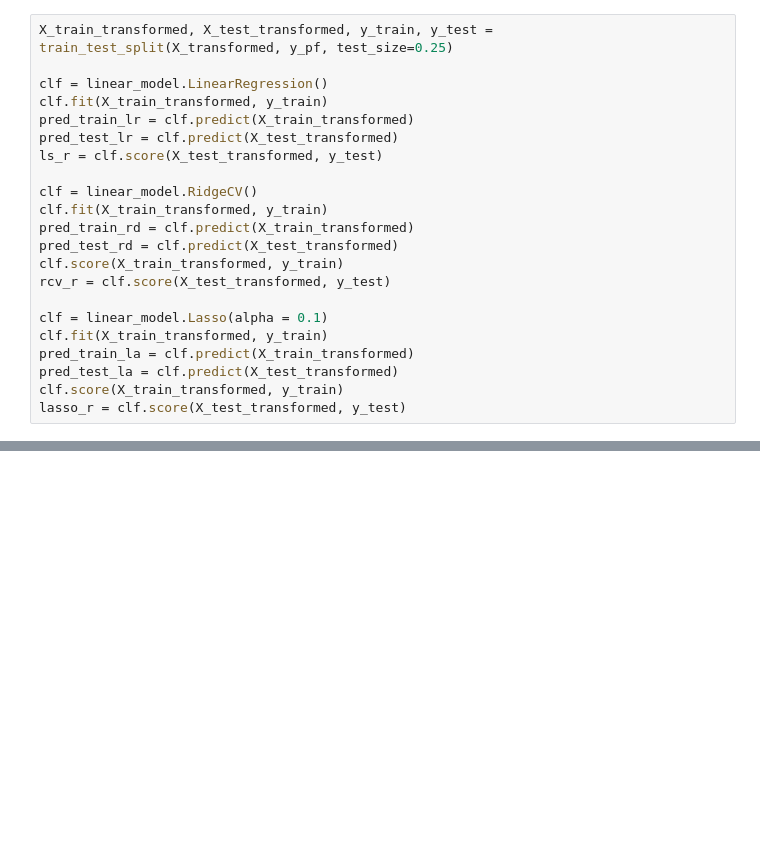
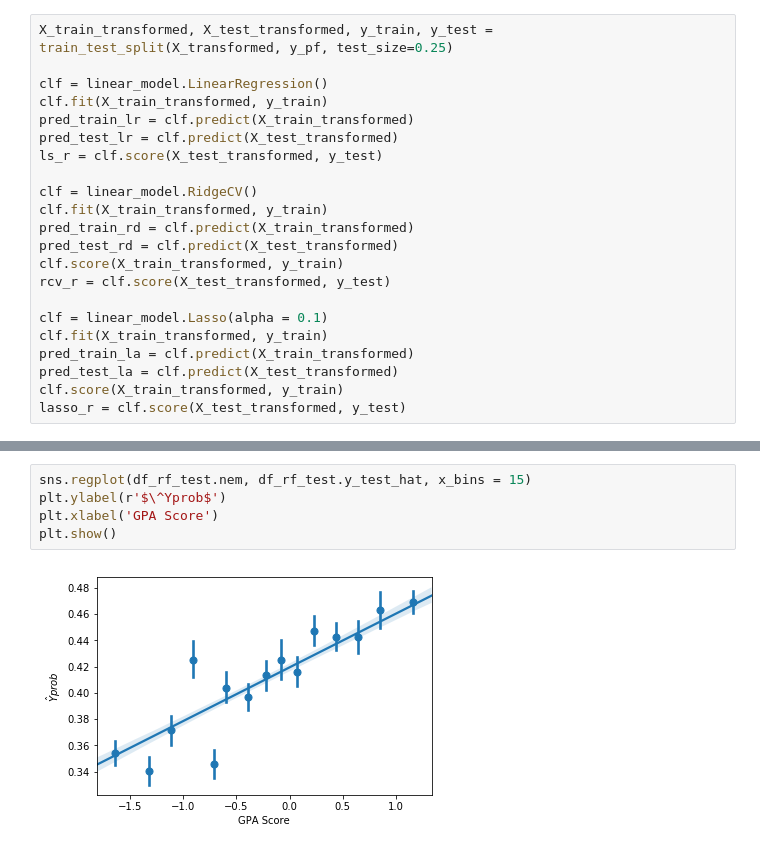
Before and after one commit to teacher-quality/teacher-predictions, a Jupyter notebook: Predictions_teachers.ipynb, the cells around one changed output, grey strips where cells are left out. Saved outputs shown, nothing was run; the diff lists cells and outputs as text; blank space fills up the shorter version.

```diff
--- a/Predictions_teachers.ipynb
+++ b/Predictions_teachers.ipynb
@@ -420,0 +495,7 @@ plt.legend()
+# %%
+sns.regplot(df_rf_test.nem, df_rf_test.y_test_hat, x_bins = 15)
+plt.ylabel(r'$\^Yprob$')
+plt.xlabel('GPA Score')
+plt.show()
+# %% [output]
+[figure, added]
```
Also changed, not shown: parts of 28 cells of this notebook.
